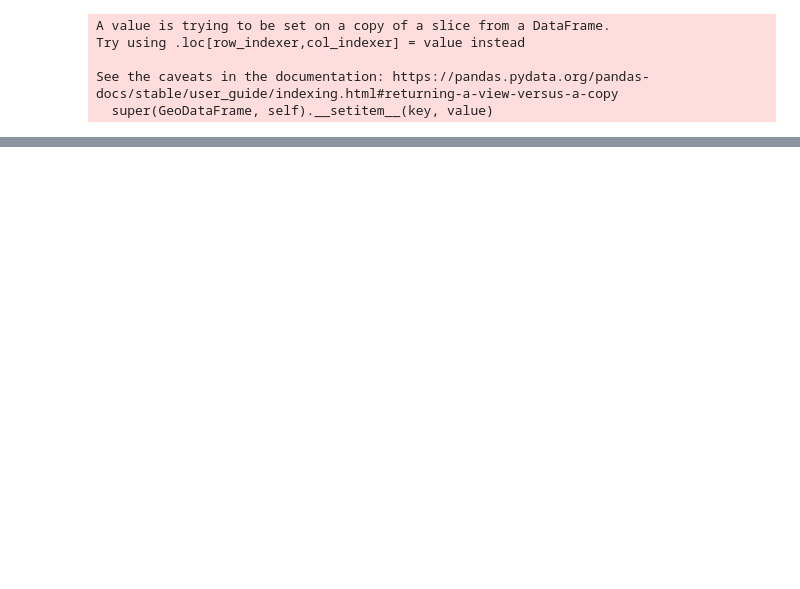
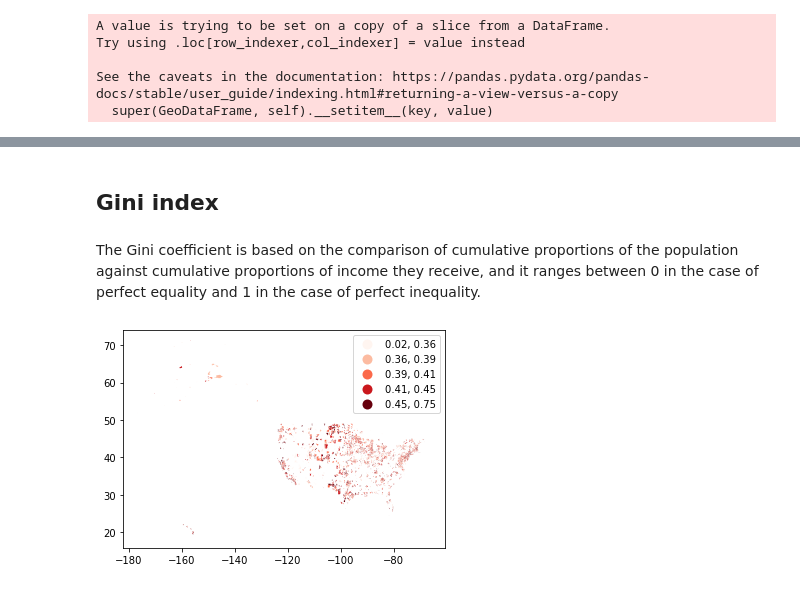
Before and after one commit to nadiiia/bumble_interview, a Jupyter notebook: Bumble_interview.ipynb, the cells around one changed output, grey strips where cells are left out. Saved outputs shown, nothing was run; the diff lists cells and outputs as text; code cells hidden in the pictures; blank space fills up the shorter version.

```diff
--- a/Bumble_interview.ipynb
+++ b/Bumble_interview.ipynb
@@ -435,0 +474,4 @@ rent_income.sort_values(by=['median_income','median_rent'], ascending=False).ilo
+# %%
+#using same age-group -above average income dataframe
+
+gdf_18_45_high_inc['fm_ratio'] = gdf_18_45_high_inc['female_pop']/gdf_18_45_high_inc['male_pop']
@@ -435,0 +510,8 @@ rent_income.sort_values(by=['median_income','median_rent'], ascending=False).ilo
+# %% [markdown]
+## Gini index
+# %% [markdown]
+The Gini coefficient is based on the comparison of cumulative proportions of the population against cumulative proportions of income they receive, and it ranges between 0 in the case of perfect equality and 1 in the case of perfect inequality.
+# %%
+gdf_18_45_high_inc.plot(column='gini_index', cmap='Reds', scheme='quantiles',legend=True);
+# %% [output]
+[figure, added]
```
Also changed, not shown: parts of 68 cells of this notebook.
